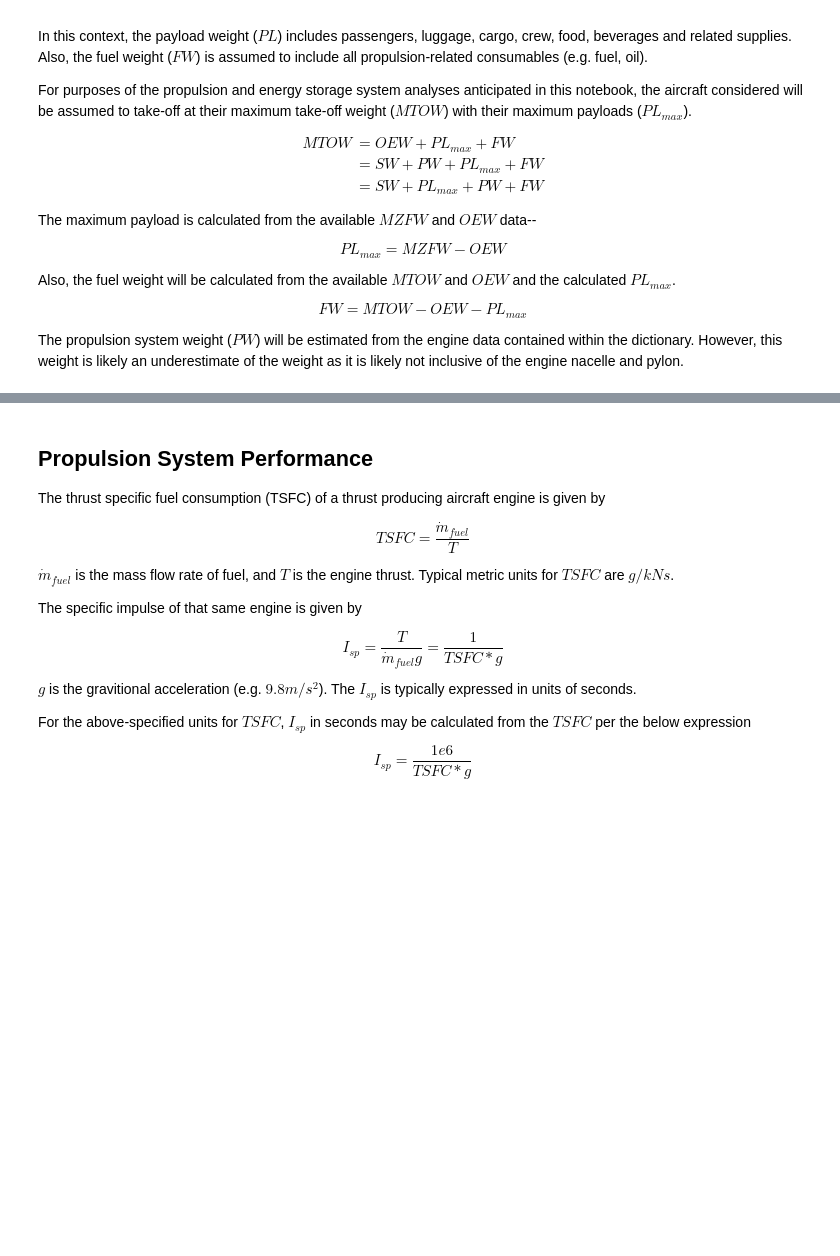
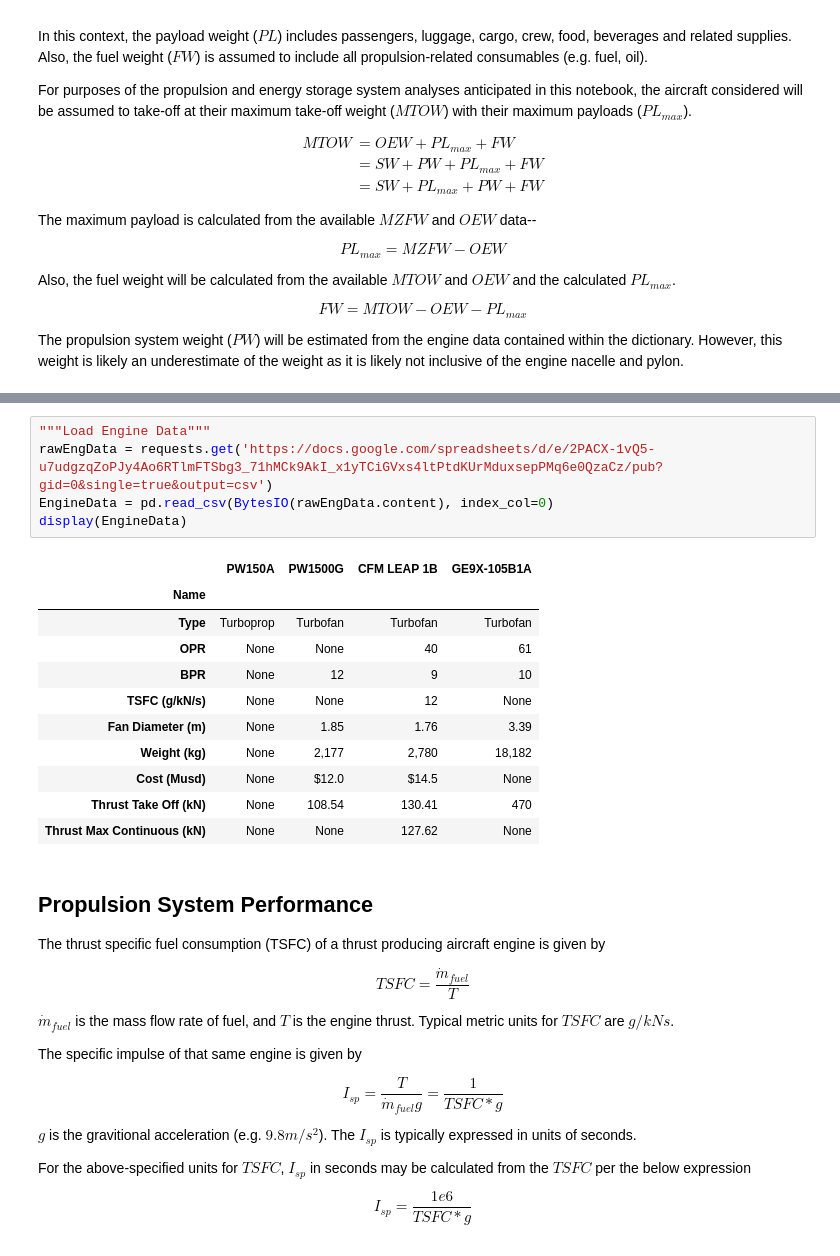
Before and after one commit to davetew/Zero-Carbon-Aviation, a Jupyter notebook: Electric_Propulsion.ipynb, the cells around one changed output, grey strips where cells are left out. Cells and saved outputs as stored; diff of their text form; blank space fills up the shorter version.

```diff
--- a/Electric_Propulsion.ipynb
+++ b/Electric_Propulsion.ipynb
@@ -459,3 +350,20 @@ display(AircraftDataFrame)
+# %%
+"""Load Engine Data"""
+rawEngData = requests.get('https://docs.google.com/spreadsheets/d/e/2PACX-1vQ5-u7udgzqZoPJy4Ao6RTlmFTSbg3_71hMCk9AkI_x1yTCiGVxs4ltPtdKUrMduxsepPMq6e0QzaCz/pub?gid=0&single=true&output=csv')
+EngineData = pd.read_csv(BytesIO(rawEngData.content), index_col=0)
+display(EngineData)
+# %% [output]
+|  | PW150A | PW1500G | CFM LEAP 1B | GE9X-105B1A |
+| Name |  |  |  |  |
+| Type | Turboprop | Turbofan | Turbofan | Turbofan |
+| OPR | None | None | 40 | 61 |
+| BPR | None | 12 | 9 | 10 |
+| TSFC (g/kN/s) | None | None | 12 | None |
+| Fan Diameter (m) | None | 1.85 | 1.76 | 3.39 |
+| Weight (kg) | None | 2,177 | 2,780 | 18,182 |
+| Cost (Musd) | None | $12.0 | $14.5 | None |
+| Thrust Take Off (kN) | None | 108.54 | 130.41 | 470 |
+| Thrust Max Continuous (kN) | None | None | 127.62 | None |
 # %% [markdown]
 ## Propulsion System Performance
 The thrust specific fuel consumption (TSFC) of a thrust producing aircraft engine is given by
```
Also changed, not shown: parts of 10 cells of this notebook.
